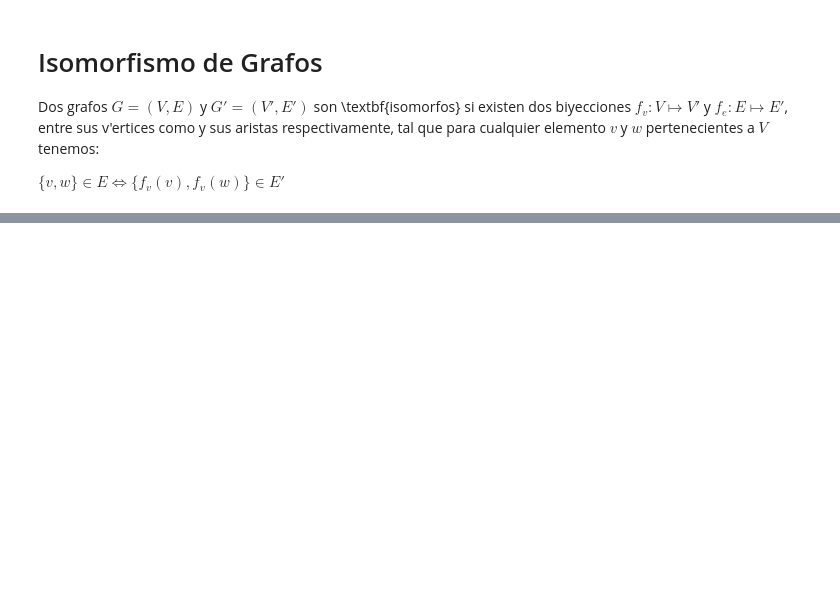
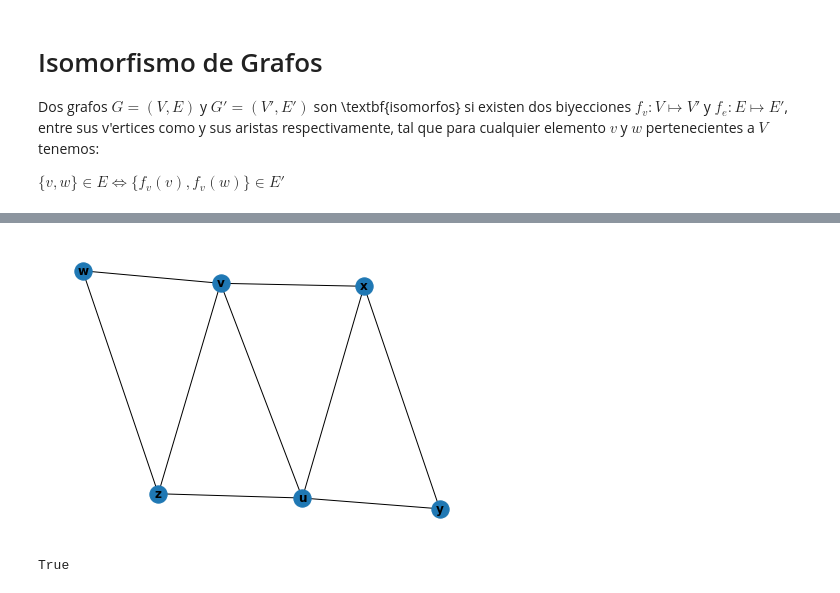
Before and after one commit to sherna90/matematicas_discretas, a Jupyter notebook: 7.-isomorfismo.ipynb, the cells around one changed output, grey strips where cells are left out. Drawn from its saved outputs; the diff is of its cells as text; code cells hidden in the pictures; blank space fills up the shorter version.

```diff
--- a/7.-isomorfismo.ipynb
+++ b/7.-isomorfismo.ipynb
@@ -41,0 +65,10 @@ print(M2)
+# %%
+G_nx2=nx.Graph()
+G_nx2.add_edges_from(E2)
+nx.draw(G_nx2,with_labels=True, font_weight='bold')
+# %% [output]
+[figure, added]
+# %%
+nx.is_isomorphic(G_nx,G_nx2)
+# %% [output]
+True
```
Also changed, not shown: parts of 27 cells of this notebook.
